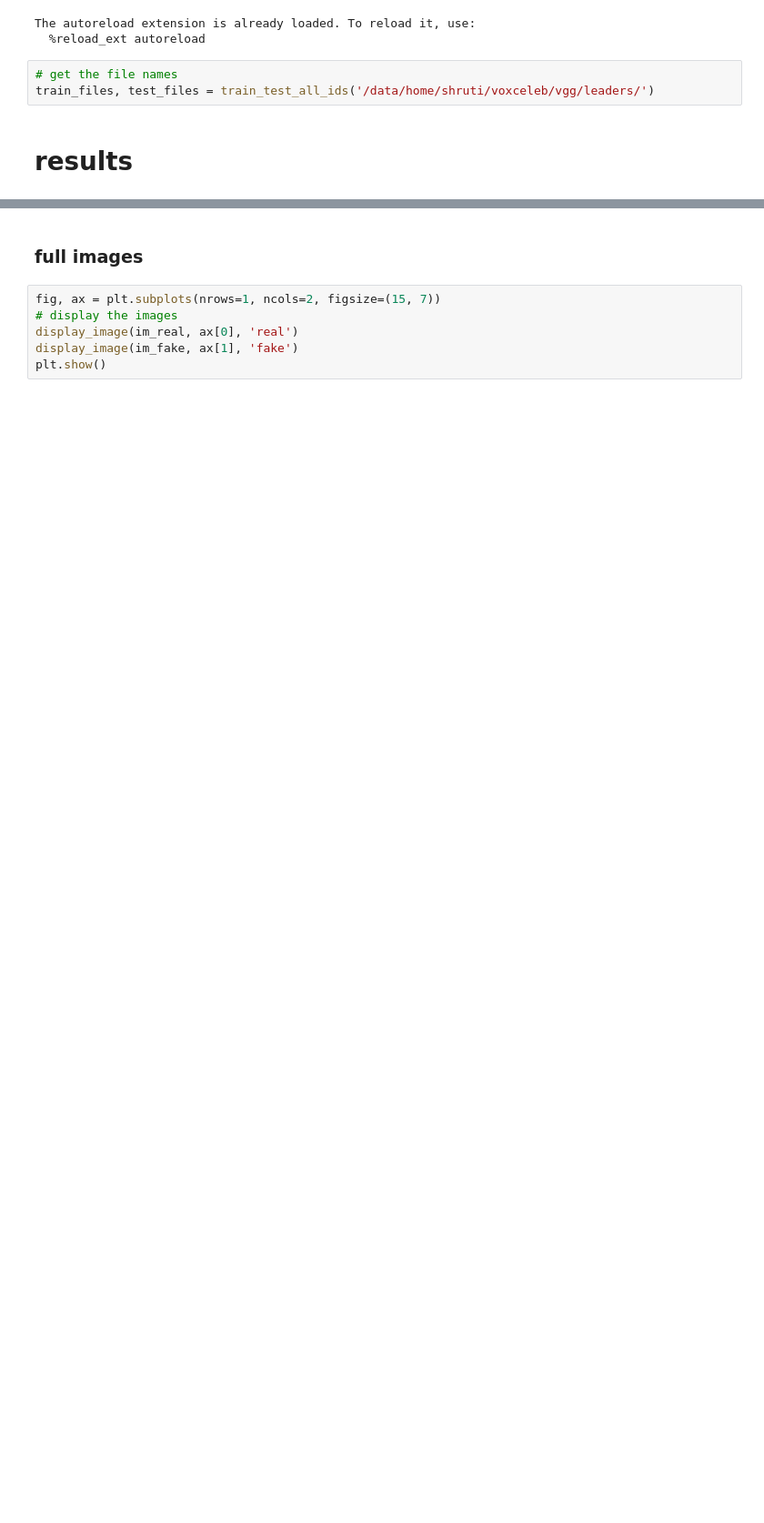
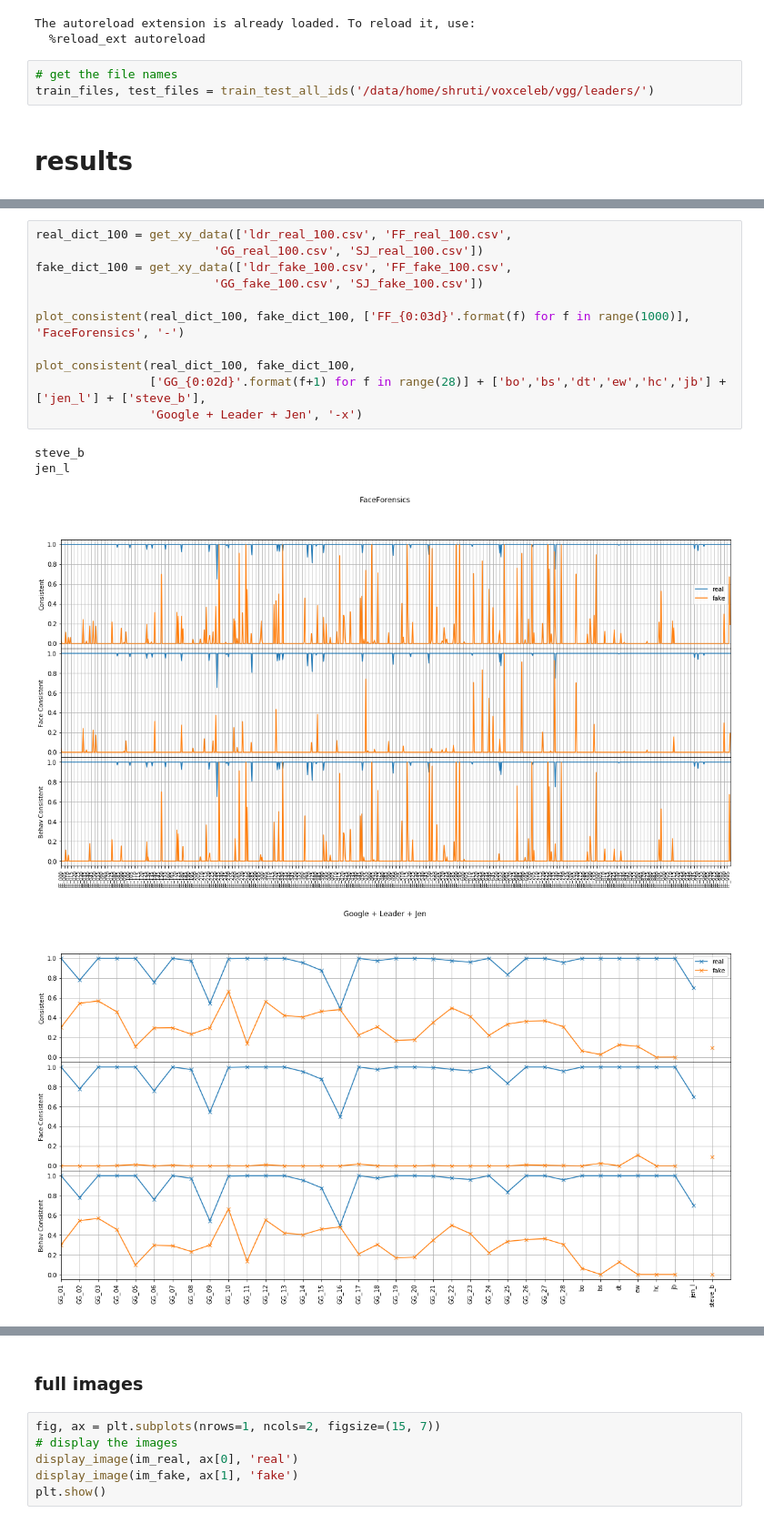
Before and after one commit to agarwalShruti15/motion_signature, a Jupyter notebook: baseline/7_02_2020.ipynb, the cells around one changed output, grey strips where cells are left out. Shown at 91% size. Drawn from its saved outputs; the diff is of its cells as text; blank space fills up the shorter version.

```diff
--- a/baseline/7_02_2020.ipynb
+++ b/baseline/7_02_2020.ipynb
@@ -74,0 +330,16 @@ im_fake = get_image(vgg_df, fab_df, list(test_files['fake'].keys()), 'fake', all
+# %%
+real_dict_100 = get_xy_data(['ldr_real_100.csv', 'FF_real_100.csv',
+                         'GG_real_100.csv', 'SJ_real_100.csv'])
+fake_dict_100 = get_xy_data(['ldr_fake_100.csv', 'FF_fake_100.csv',
+                         'GG_fake_100.csv', 'SJ_fake_100.csv'])
+
+plot_consistent(real_dict_100, fake_dict_100, ['FF_{0:03d}'.format(f) for f in range(1000)], 'FaceForensics', '-')
+
+plot_consistent(real_dict_100, fake_dict_100,
+                ['GG_{0:02d}'.format(f+1) for f in range(28)] + ['bo','bs','dt','ew','hc','jb'] + ['jen_l'] + ['steve_b'],
+                'Google + Leader + Jen', '-x')
+# %% [output]
+steve_b
+jen_l
+[figure, added]
+[figure, added]
```
Also changed, not shown: parts of 29 cells of this notebook, 28 other files.
